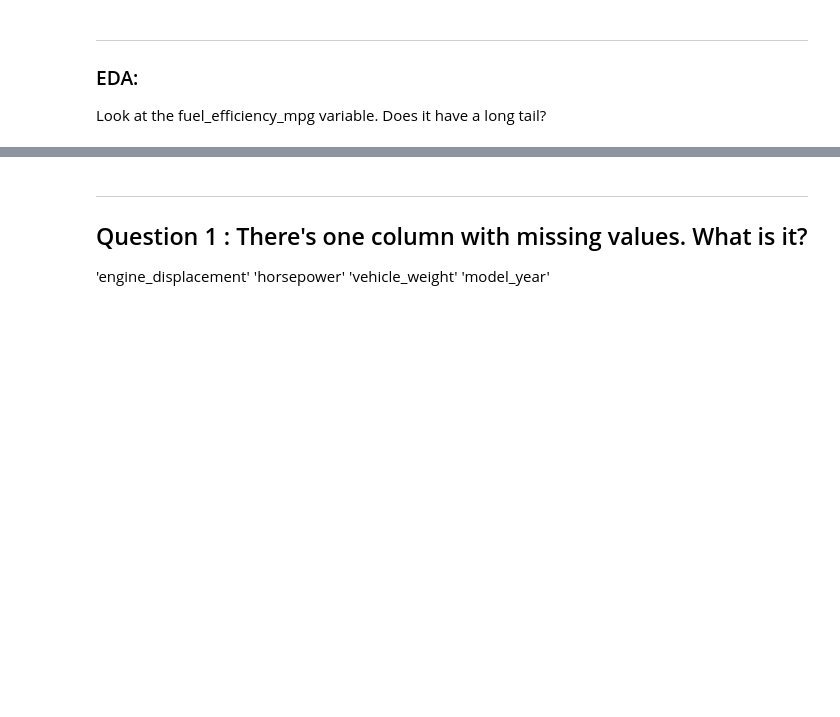
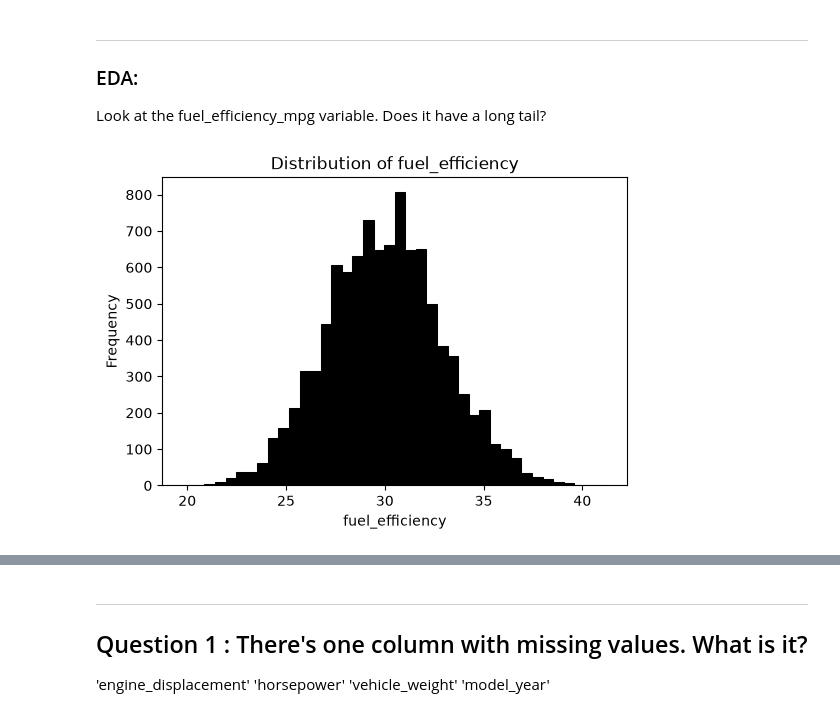
Before and after one commit to Anis311/MLZ-Homework, a Jupyter notebook: 02 - MLREg/Homework2.ipynb, the cells around one changed output, grey strips where cells are left out. Drawn from its saved outputs; the diff is of its cells as text; code cells hidden in the pictures; blank space fills up the shorter version.

```diff
--- a/02 - MLREg/Homework2.ipynb
+++ b/02 - MLREg/Homework2.ipynb
@@ -45,7 +48,8 @@ df
 df = df[['engine_displacement',
 'horsepower',
 'vehicle_weight',
-'model_year','fuel_efficiency_mpg']]
+'model_year',
+'fuel_efficiency_mpg']]
 df
 # %% [output]
 |  | engine_displacement | horsepower | vehicle_weight | model_year | fuel_efficiency_mpg |
@@ -65,3 +69,14 @@ df
 ---
 ### EDA:
 Look at the fuel_efficiency_mpg variable. Does it have a long tail?
+# %%
+plt.figure(figsize=(6, 4))
+
+sns.histplot(df.fuel_efficiency_mpg, bins=40, color='black', alpha=1) #Bins equals to the number of bars in the plotgraph
+plt.ylabel('Frequency')
+plt.xlabel('fuel_efficiency')
+plt.title('Distribution of fuel_efficiency')
+
+plt.show()
+# %% [output]
+[figure, added]
```
Also changed, not shown: parts of 27 cells of this notebook.
